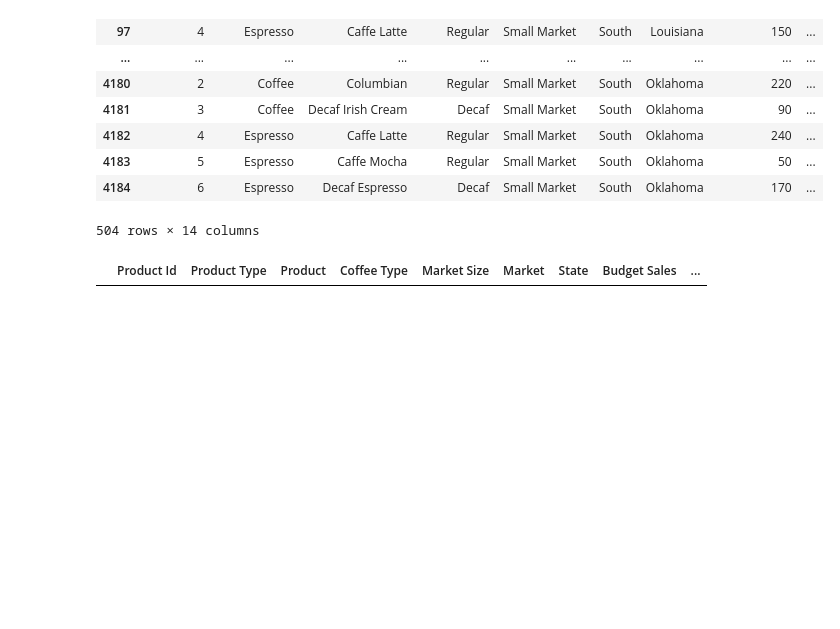
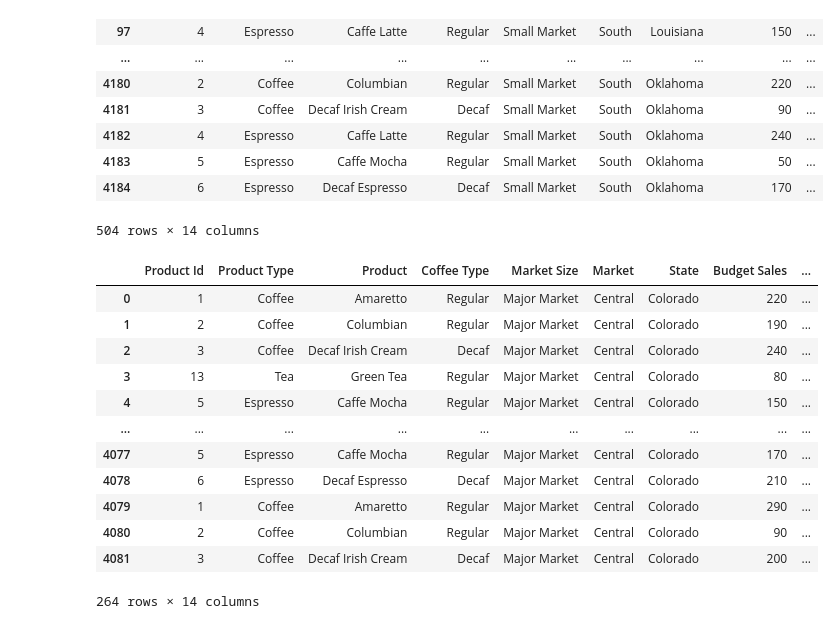
Before and after one commit to alishanstyles/CoffeeChain, a Jupyter notebook: startercode.ipynb, the cells around one changed output. Drawn from its saved outputs; the diff is of its cells as text; code cells hidden in the pictures; blank space fills up the shorter version.

```diff
--- a/startercode.ipynb
+++ b/startercode.ipynb
@@ -245,6 +245,18 @@ df.loc[(df['Market Size'] == 'Small Market') & (df['Market'] == 'South'),:]
 504 rows × 14 columns
 # %%
 # Show major markets in Nevada
-df.loc[(df['Market Size'] == 'Major Market') & (df['State'] == 'Louis'),:]
+df.loc[(df['Market Size'] == 'Major Market') & (df['State'] == 'Colorado'),:]
 # %% [output]
 |  | Product Id | Product Type | Product | Coffee Type | Market Size | Market | State | Budget Sales | ... |
+| 0 | 1 | Coffee | Amaretto | Regular | Major Market | Central | Colorado | 220 | ... |
+| 1 | 2 | Coffee | Columbian | Regular | Major Market | Central | Colorado | 190 | ... |
+| 2 | 3 | Coffee | Decaf Irish Cream | Decaf | Major Market | Central | Colorado | 240 | ... |
+| 3 | 13 | Tea | Green Tea | Regular | Major Market | Central | Colorado | 80 | ... |
+| 4 | 5 | Espresso | Caffe Mocha | Regular | Major Market | Central | Colorado | 150 | ... |
+| ... | ... | ... | ... | ... | ... | ... | ... | ... | ... |
+| 4077 | 5 | Espresso | Caffe Mocha | Regular | Major Market | Central | Colorado | 170 | ... |
+| 4078 | 6 | Espresso | Decaf Espresso | Decaf | Major Market | Central | Colorado | 210 | ... |
+| 4079 | 1 | Coffee | Amaretto | Regular | Major Market | Central | Colorado | 290 | ... |
+| 4080 | 2 | Coffee | Columbian | Regular | Major Market | Central | Colorado | 90 | ... |
+| 4081 | 3 | Coffee | Decaf Irish Cream | Decaf | Major Market | Central | Colorado | 200 | ... |
+264 rows × 14 columns
```
Also changed, not shown: parts of 10 cells of this notebook.
